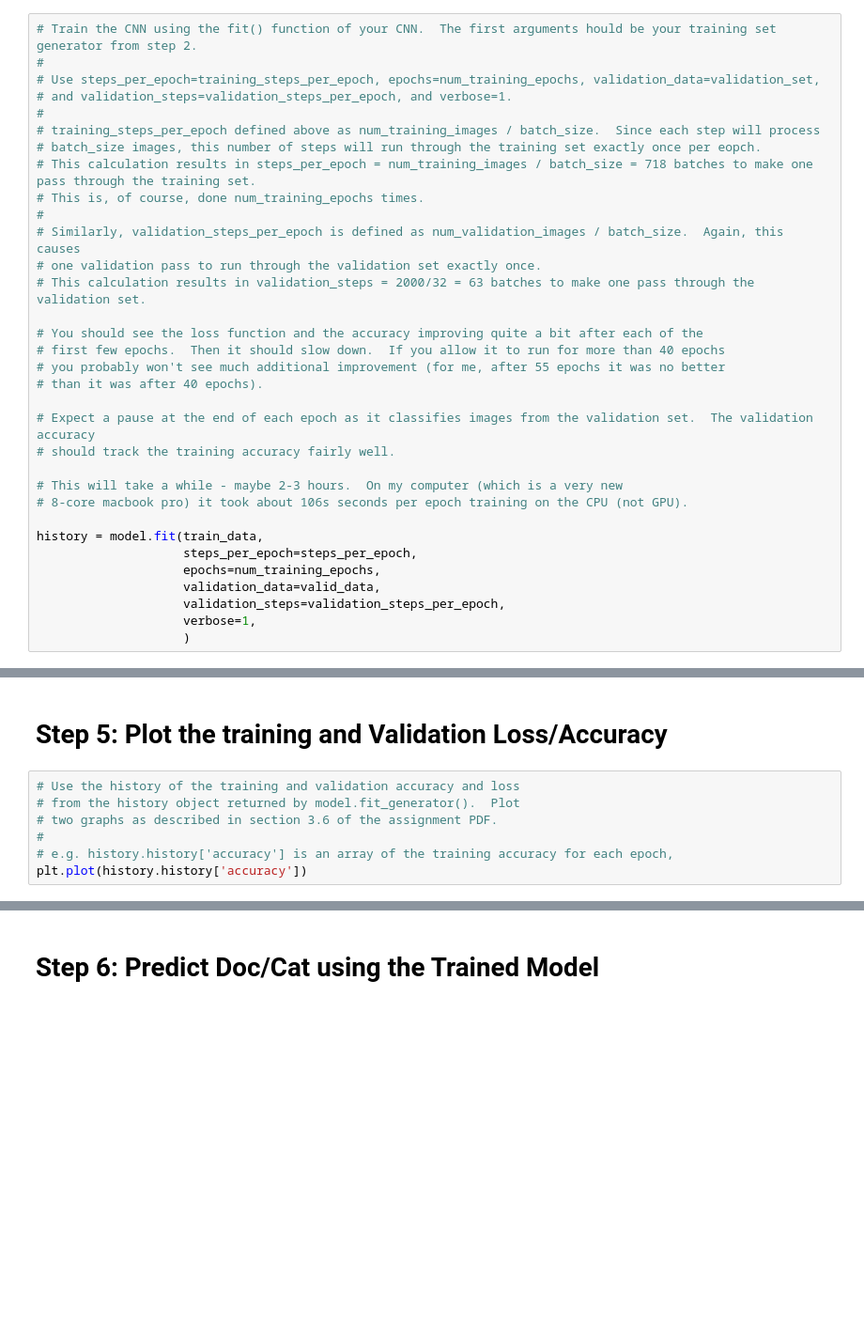
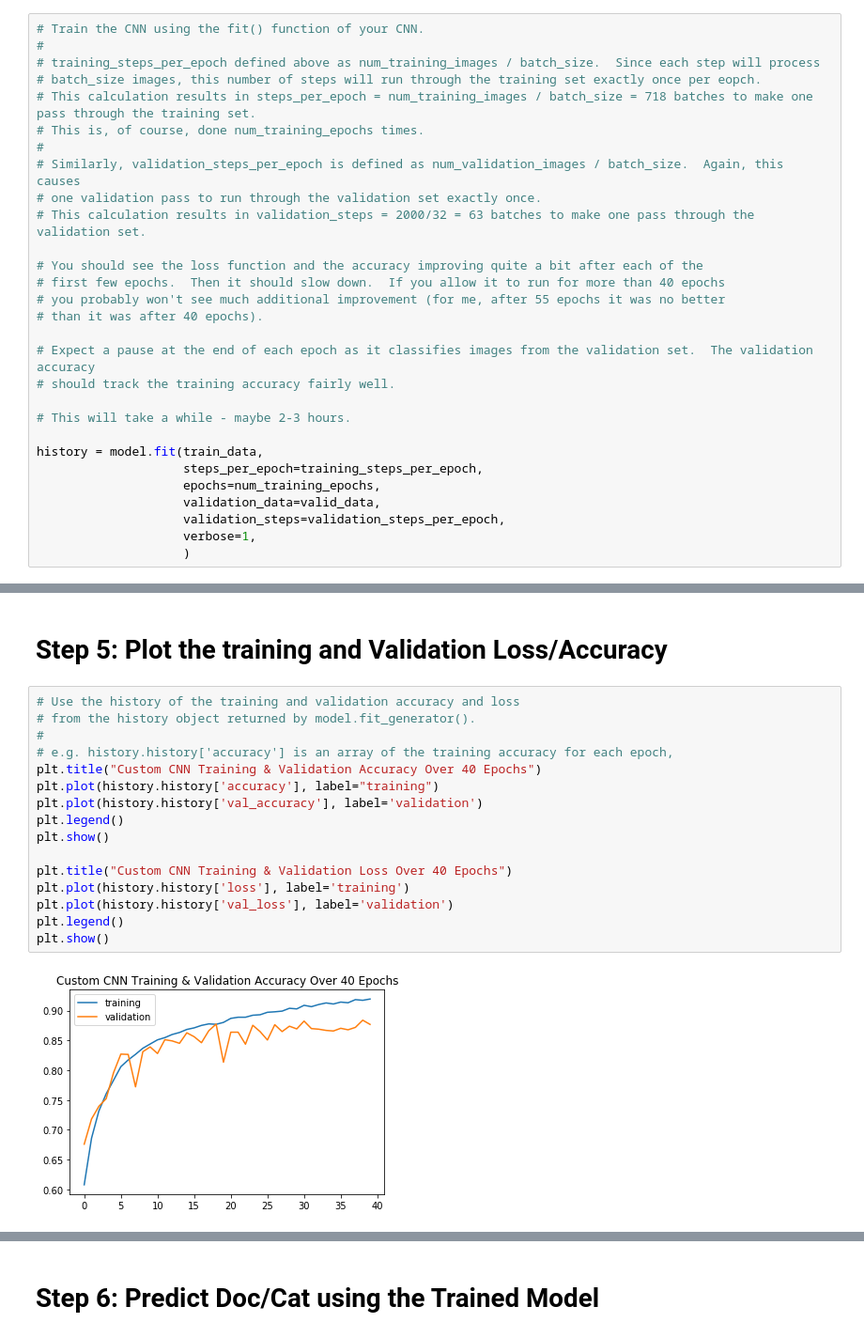
Before and after one commit to BronsonSchultz/CNN_Cats_And_Dogs, a Jupyter notebook: asn6_q1.ipynb, the cells around one changed output, grey strips where cells are left out. Shown at 94% size. Drawn from its saved outputs; the diff is of its cells as text; blank space fills up the shorter version.

```diff
--- a/asn6_q1.ipynb
+++ b/asn6_q1.ipynb
@@ -148,10 +138,7 @@ SyntaxError: ignored
 # %% [markdown]
 # Step 3: Train the CNN Network
 # %%
-# Train the CNN using the fit() function of your CNN.  The first arguments hould be your training set generator from step 2.
-#
-# Use steps_per_epoch=training_steps_per_epoch, epochs=num_training_epochs, validation_data=validation_set,
-# and validation_steps=validation_steps_per_epoch, and verbose=1.
+# Train the CNN using the fit() function of your CNN.
 #
 # training_steps_per_epoch defined above as num_training_images / batch_size.  Since each step will process
 # batch_size images, this number of steps will run through the training set exactly once per eopch.
@@ -170,11 +157,10 @@ SyntaxError: ignored
 # Expect a pause at the end of each epoch as it classifies images from the validation set.  The validation accuracy
 # should track the training accuracy fairly well.
 
-# This will take a while - maybe 2-3 hours.  On my computer (which is a very new
-# 8-core macbook pro) it took about 106s seconds per epoch training on the CPU (not GPU).
+# This will take a while - maybe 2-3 hours.
 
 history = model.fit(train_data,
-                    steps_per_epoch=steps_per_epoch,
+                    steps_per_epoch=training_steps_per_epoch,
                     epochs=num_training_epochs,
                     validation_data=valid_data,
                     validation_steps=validation_steps_per_epoch,
@@ -194,8 +197,19 @@ print("Saved model to disk")
 # Step 5: Plot the training and Validation Loss/Accuracy
 # %%
 # Use the history of the training and validation accuracy and loss
-# from the history object returned by model.fit_generator().  Plot
-# two graphs as described in section 3.6 of the assignment PDF.
+# from the history object returned by model.fit_generator().
 #
 # e.g. history.history['accuracy'] is an array of the training accuracy for each epoch,
-plt.plot(history.history['accuracy'])
+plt.title("Custom CNN Training & Validation Accuracy Over 40 Epochs")
+plt.plot(history.history['accuracy'], label="training")
+plt.plot(history.history['val_accuracy'], label='validation')
+plt.legend()
+plt.show()
+
+plt.title("Custom CNN Training & Validation Loss Over 40 Epochs")
+plt.plot(history.history['loss'], label='training')
+plt.plot(history.history['val_loss'], label='validation')
+plt.legend()
+plt.show()
+# %% [output]
+[figure, added]
```
Also changed, not shown: parts of 10 cells of this notebook.
